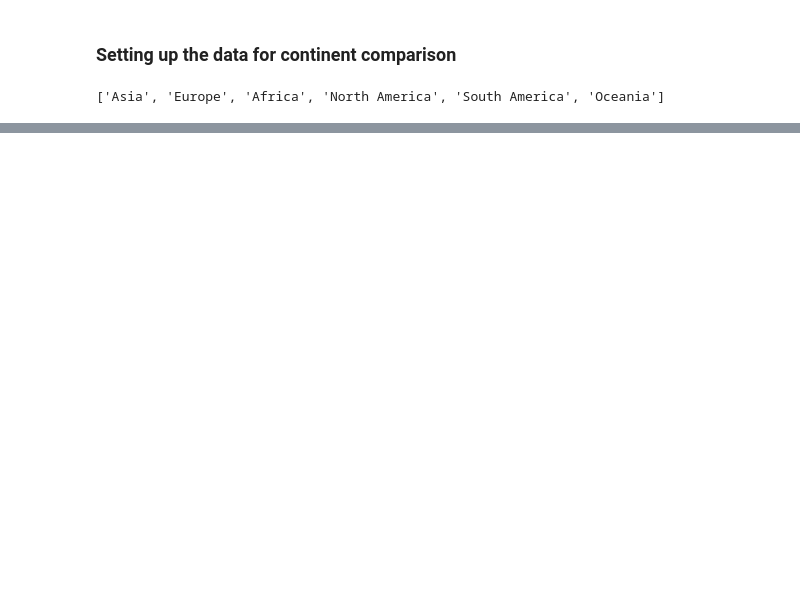
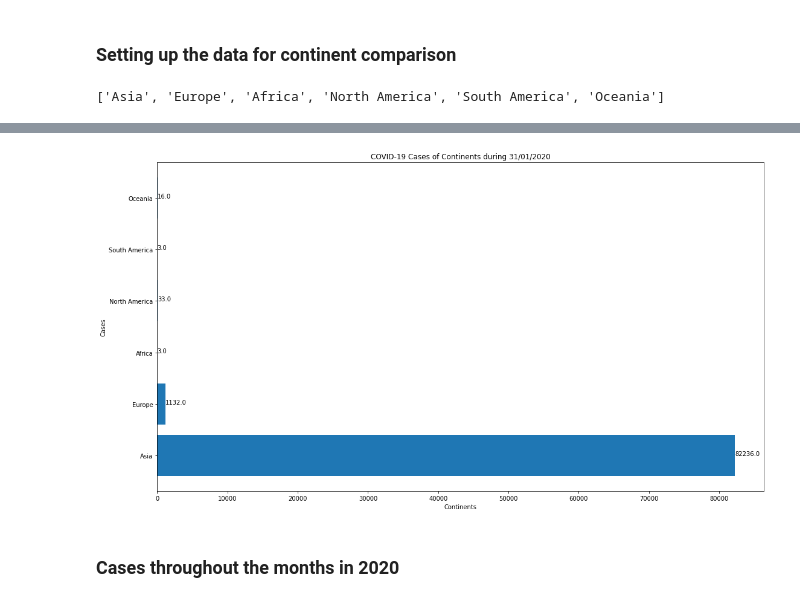
Before and after one commit to CarlosArro2001/COVID-19-Cases-Visualizer, a Jupyter notebook: Notebook.ipynb, the cells around one changed output, grey strips where cells are left out. Saved outputs shown, nothing was run; the diff lists cells and outputs as text; code cells hidden in the pictures; blank space fills up the shorter version.

```diff
--- a/Notebook.ipynb
+++ b/Notebook.ipynb
@@ -49,0 +96,22 @@ Oceania_countries_current_cases = sum(Oceania_countries_current_cases)
+# %%
+#Storing the current cases in the same order of continents as the continents list
+continent_Feb28_cases = []
+for i in continents:
+    temp_list = df[(df['continent']==i)&(df['date']=='2020-02-28')]['total_cases'].tolist()
+    #cleaning data from temp_list for any np.nan values
+    temp_list = [x for x in temp_list if np.isnan(x)==False]
+    temp_list = sum(temp_list)
+    #appending them to
+    continent_Feb28_cases.append(temp_list)
+# %%
+fig, ax = plt.subplots(figsize=(18,10))
+plt.title('COVID-19 Cases of Continents during 31/01/2020')
+plt.ylabel('Cases')
+plt.xlabel('Continents')
+plt.barh(continents,continent_Feb28_cases)
+for index,value in enumerate(continent_Feb28_cases):
+    plt.text(value,index,str(value))
+# %% [output]
+[figure, added]
+# %% [markdown]
+### Cases throughout the months in 2020
```
Also changed, not shown: parts of 17 cells of this notebook.
